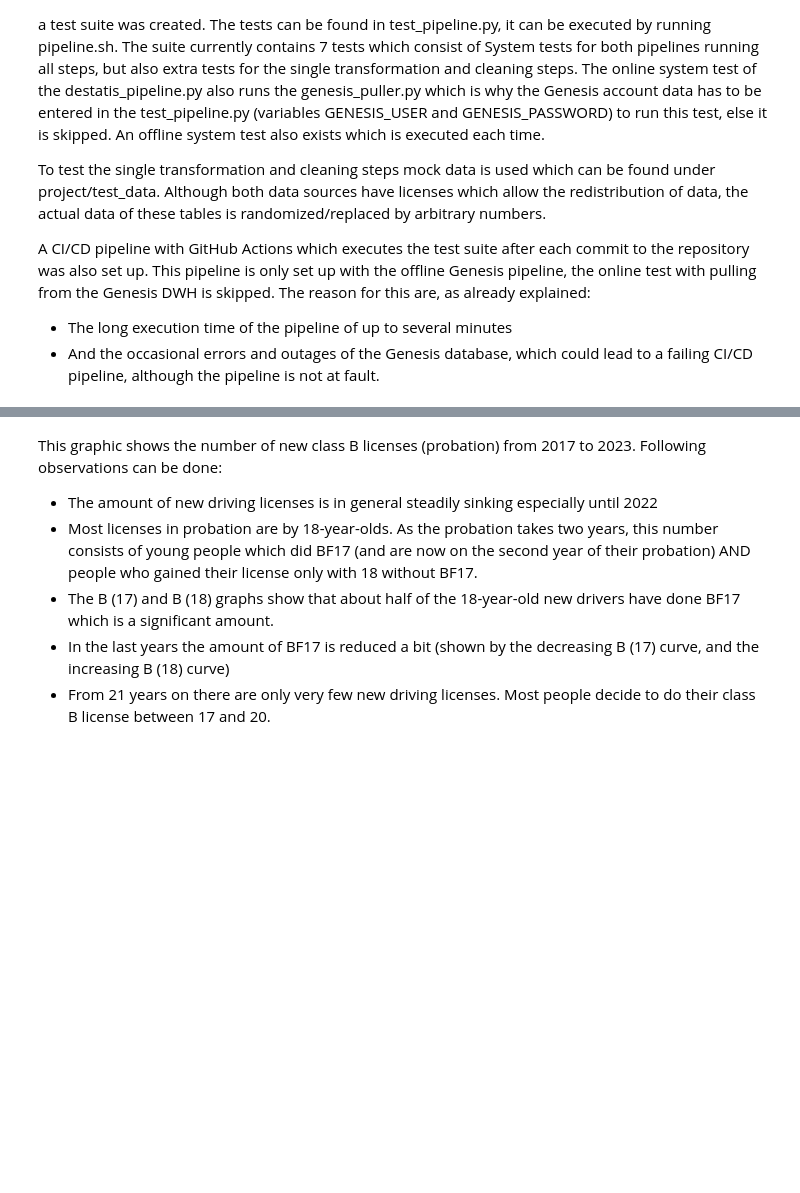
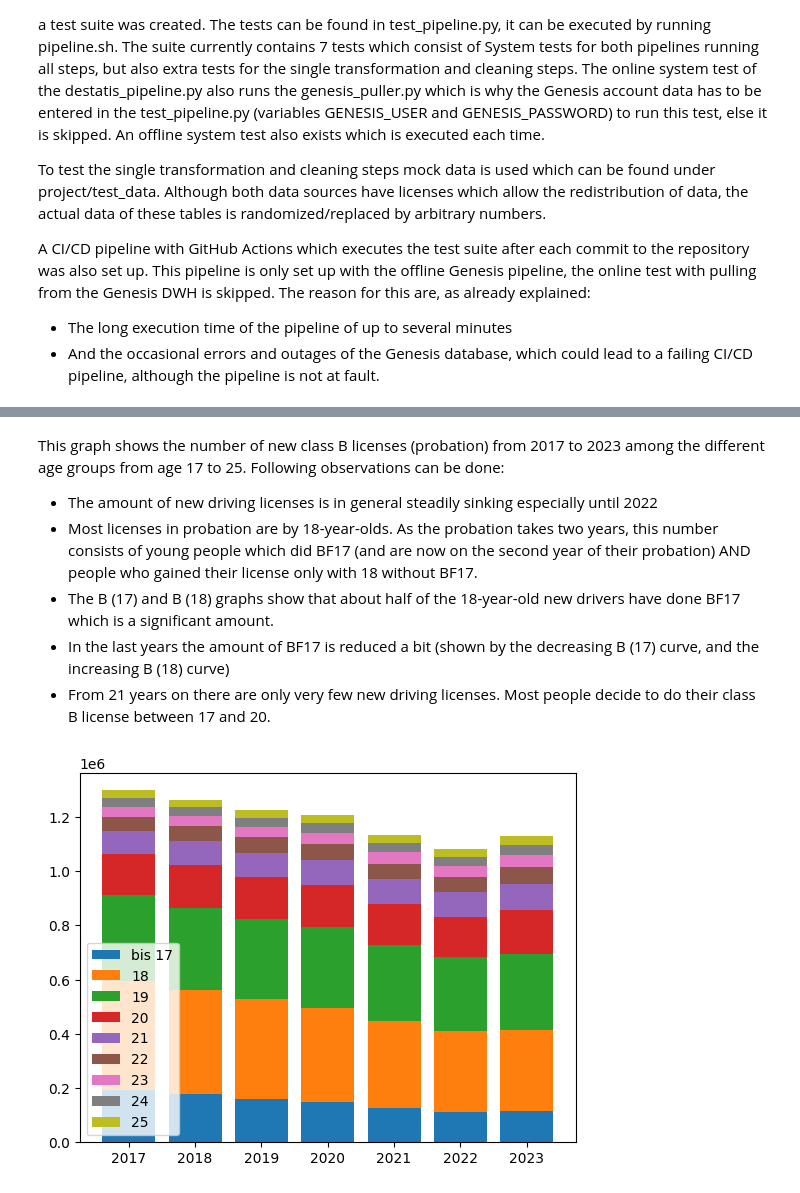
Before and after one commit to Domi020/made, a Jupyter notebook: project/report.ipynb, the cells around one changed output, grey strips where cells are left out. Saved outputs shown, nothing was run; the diff lists cells and outputs as text; code cells hidden in the pictures; blank space fills up the shorter version.

```diff
--- a/project/report.ipynb
+++ b/project/report.ipynb
@@ -141,8 +117,23 @@ ax
 # %% [markdown]
-This graphic shows the number of new class B licenses (probation) from 2017 to 2023.
+This graph shows the number of new class B licenses (probation) from 2017 to 2023 among the different age groups from age 17 to 25.
 Following observations can be done:
 - The amount of new driving licenses is in general steadily sinking especially until 2022
 - Most licenses in probation are by 18-year-olds. As the probation takes two years, this number consists of young people which did BF17 (and are now on the second year of their probation) AND people who gained their license only with 18 without BF17.
 - The B (17) and B (18) graphs show that about half of the 18-year-old new drivers have done BF17 which is a significant amount.
 - In the last years the amount of BF17 is reduced a bit (shown by the decreasing B (17) curve, and the increasing B (18) curve)
 - From 21 years on there are only very few new driving licenses. Most people decide to do their class B license between 17 and 20.
+# %%
+plt.figure()
+
+ages = ["bis 17", "18", "19", "20", "21", "22", "23", "24", "25"]
+sums = [0, 0, 0, 0, 0, 0, 0]
+for i in range(0, len(ages)):
+    values = (filtered[filtered["Alter"] == ages[i]])["B"]
+    plt.bar(years, values,
+            bottom=sums, label=ages[i])
+    sums = [x + y for x, y in zip(sums, values)]
+
+plt.legend()
+plt.show()
+# %% [output]
+[figure, added]
```
Also changed, not shown: parts of 10 cells of this notebook, 1 other file.
